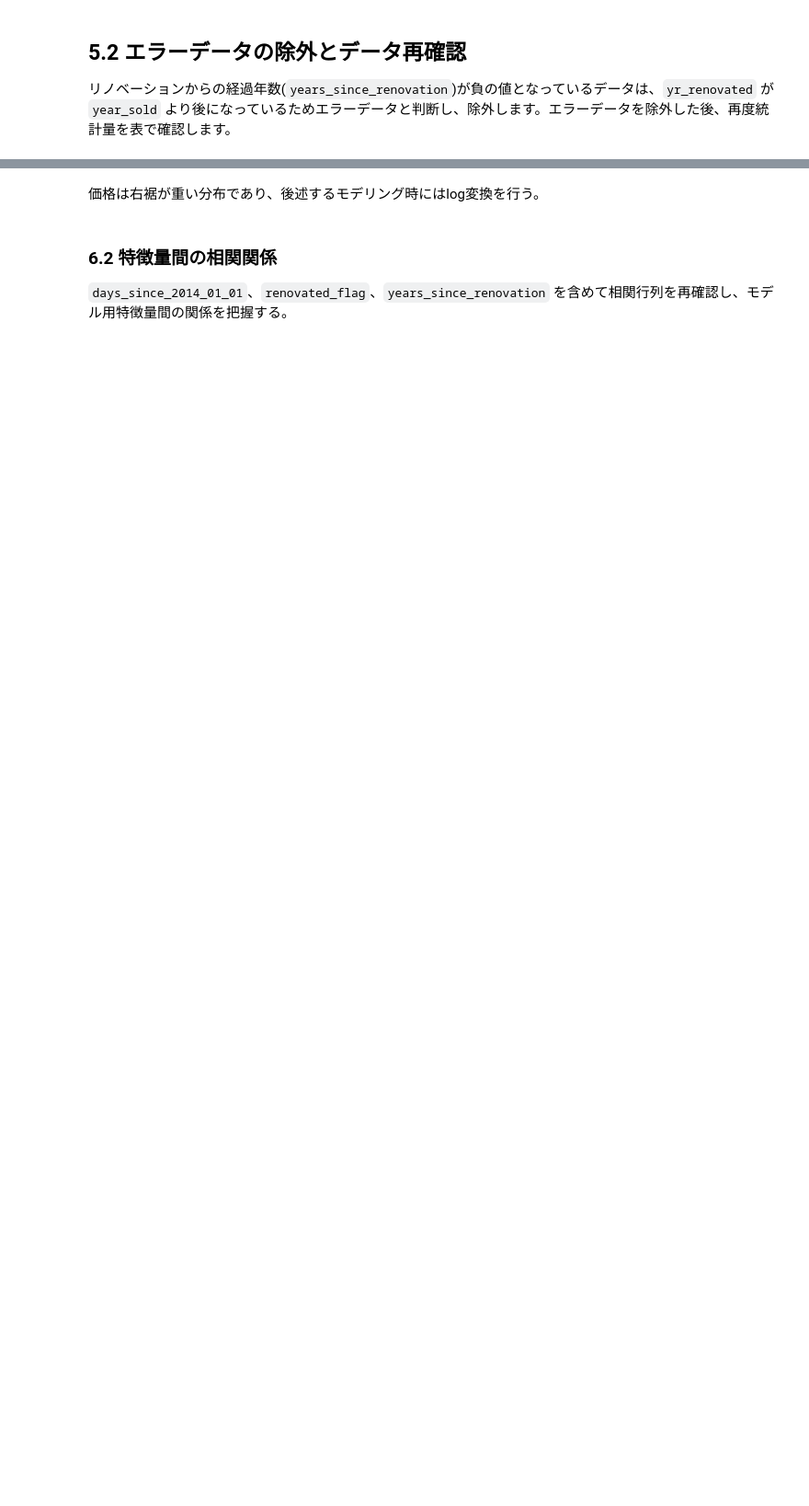
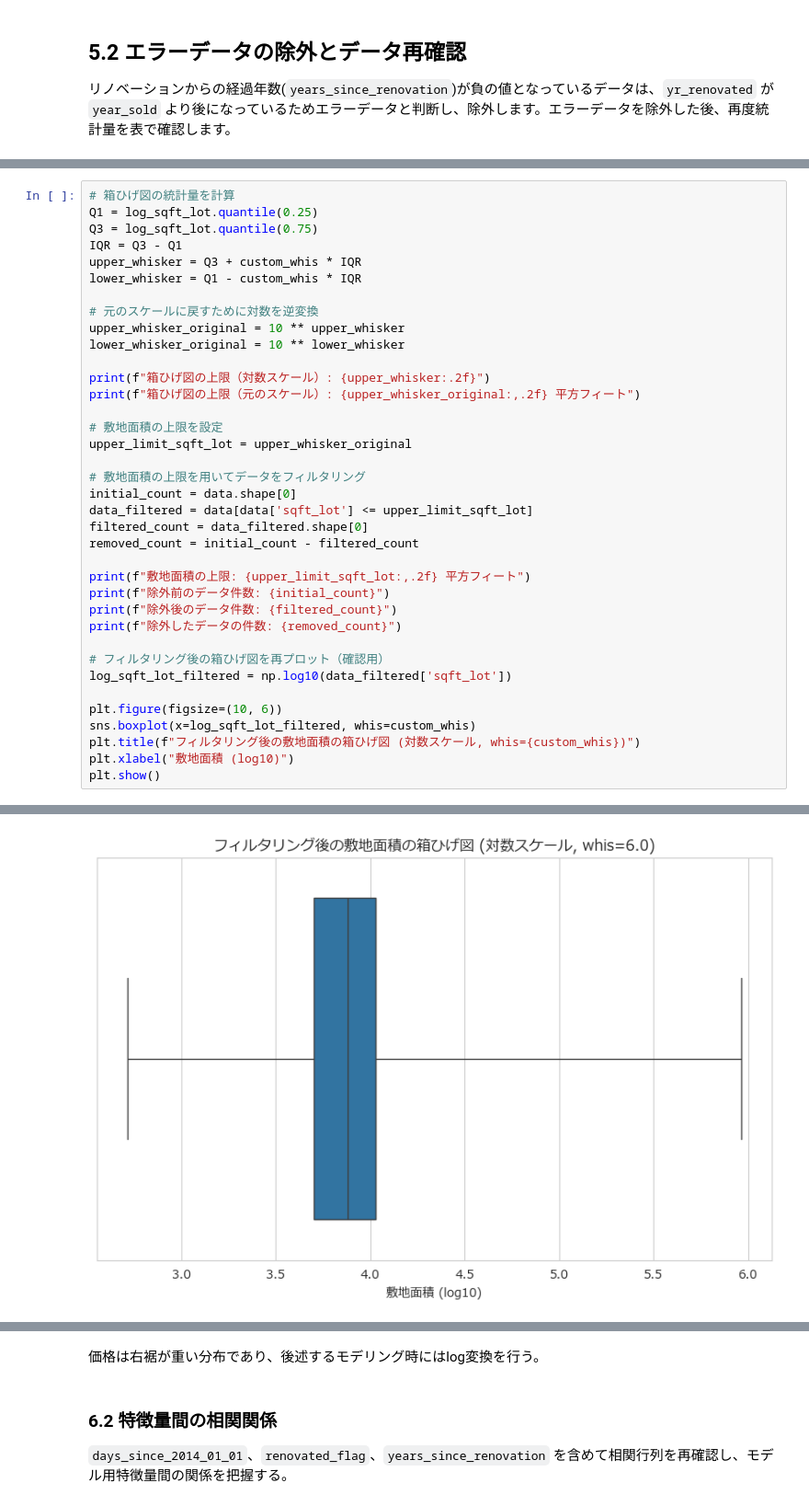
Before and after one commit to Naisinn/dataScientist_exam, a Jupyter notebook: analisis.ipynb, the cells around one changed output, grey strips where cells are left out. Shown at 92% size. Saved outputs shown, nothing was run; the diff lists cells and outputs as text; blank space fills up the shorter version.

```diff
--- a/analisis.ipynb
+++ b/analisis.ipynb
@@ -215,0 +259,38 @@ display(describe_df)
+# %%
+# 箱ひげ図の統計量を計算
+Q1 = log_sqft_lot.quantile(0.25)
+Q3 = log_sqft_lot.quantile(0.75)
+IQR = Q3 - Q1
+upper_whisker = Q3 + custom_whis * IQR
+lower_whisker = Q1 - custom_whis * IQR
+
+# 元のスケールに戻すために対数を逆変換
+upper_whisker_original = 10 ** upper_whisker
+lower_whisker_original = 10 ** lower_whisker
+
+print(f"箱ひげ図の上限（対数スケール）: {upper_whisker:.2f}")
+print(f"箱ひげ図の上限（元のスケール）: {upper_whisker_original:,.2f} 平方フィート")
+
+# 敷地面積の上限を設定
+upper_limit_sqft_lot = upper_whisker_original
+
+# 敷地面積の上限を用いてデータをフィルタリング
+initial_count = data.shape[0]
+data_filtered = data[data['sqft_lot'] <= upper_limit_sqft_lot]
+filtered_count = data_filtered.shape[0]
+removed_count = initial_count - filtered_count
+
+print(f"敷地面積の上限: {upper_limit_sqft_lot:,.2f} 平方フィート")
+print(f"除外前のデータ件数: {initial_count}")
+print(f"除外後のデータ件数: {filtered_count}")
+print(f"除外したデータの件数: {removed_count}")
+
+# フィルタリング後の箱ひげ図を再プロット（確認用）
+log_sqft_lot_filtered = np.log10(data_filtered['sqft_lot'])
+
+plt.figure(figsize=(10, 6))
+sns.boxplot(x=log_sqft_lot_filtered, whis=custom_whis)
+plt.title(f"フィルタリング後の敷地面積の箱ひげ図 (対数スケール, whis={custom_whis})")
+plt.xlabel("敷地面積 (log10)")
+plt.show()
+# %% [output]
@@ -215,0 +303 @@ display(describe_df)
+[figure, added]
```
Also changed, not shown: parts of 11 cells of this notebook.
